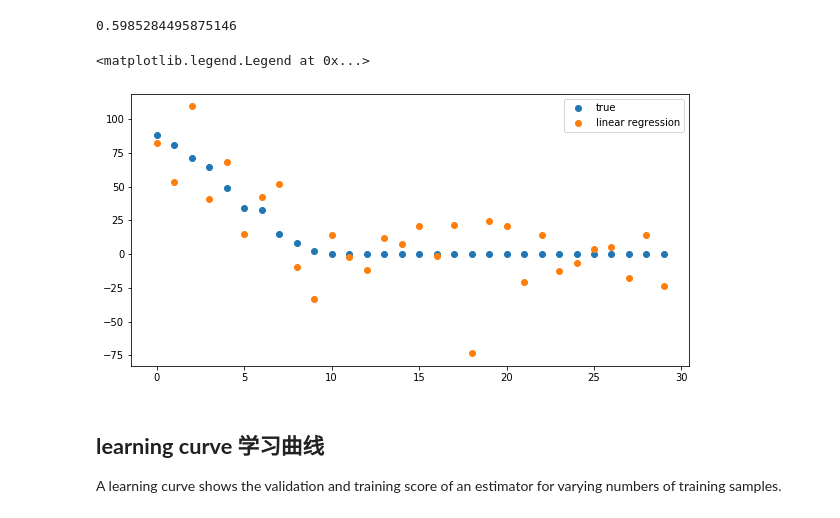
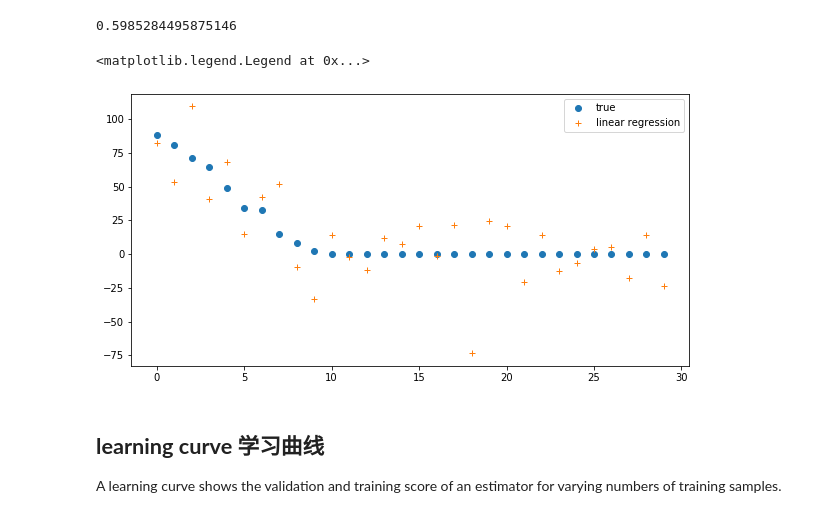
Before and after one commit to Ulysses-WJL/MachineLearning, a Jupyter notebook: 第06章 线性模型/线性回归/sklearn-线性模型-学习曲线.ipynb, the cells around one changed output. Cells and saved outputs as stored; diff of their text form; code cells hidden in the pictures.

```diff
--- a/第06章 线性模型/线性回归/sklearn-线性模型-学习曲线.ipynb
+++ b/第06章 线性模型/线性回归/sklearn-线性模型-学习曲线.ipynb
@@ -73,14 +77,14 @@ r2_score(np.dot(X, true_coef), y)
 # %%
 plt.figure(figsize=(10, 5))
 # 系数从大到小排序 画图比较
 coefficient_sorting = np.argsort(true_coef)[::-1]
 plt.plot(true_coef[coefficient_sorting], "o", label="true")
-plt.plot(lr.coef_[coefficient_sorting], "o", label="linear regression")
+plt.plot(lr.coef_[coefficient_sorting], "+", label="linear regression")
 
 plt.legend()
 # %% [output]
 <matplotlib.legend.Legend at 0x...>
-[figure, old version]
+[figure, new version]
 # %% [markdown]
 **learning curve 学习曲线**
 ---
```
Also changed, not shown: parts of 15 cells of this notebook, 1 other file.
